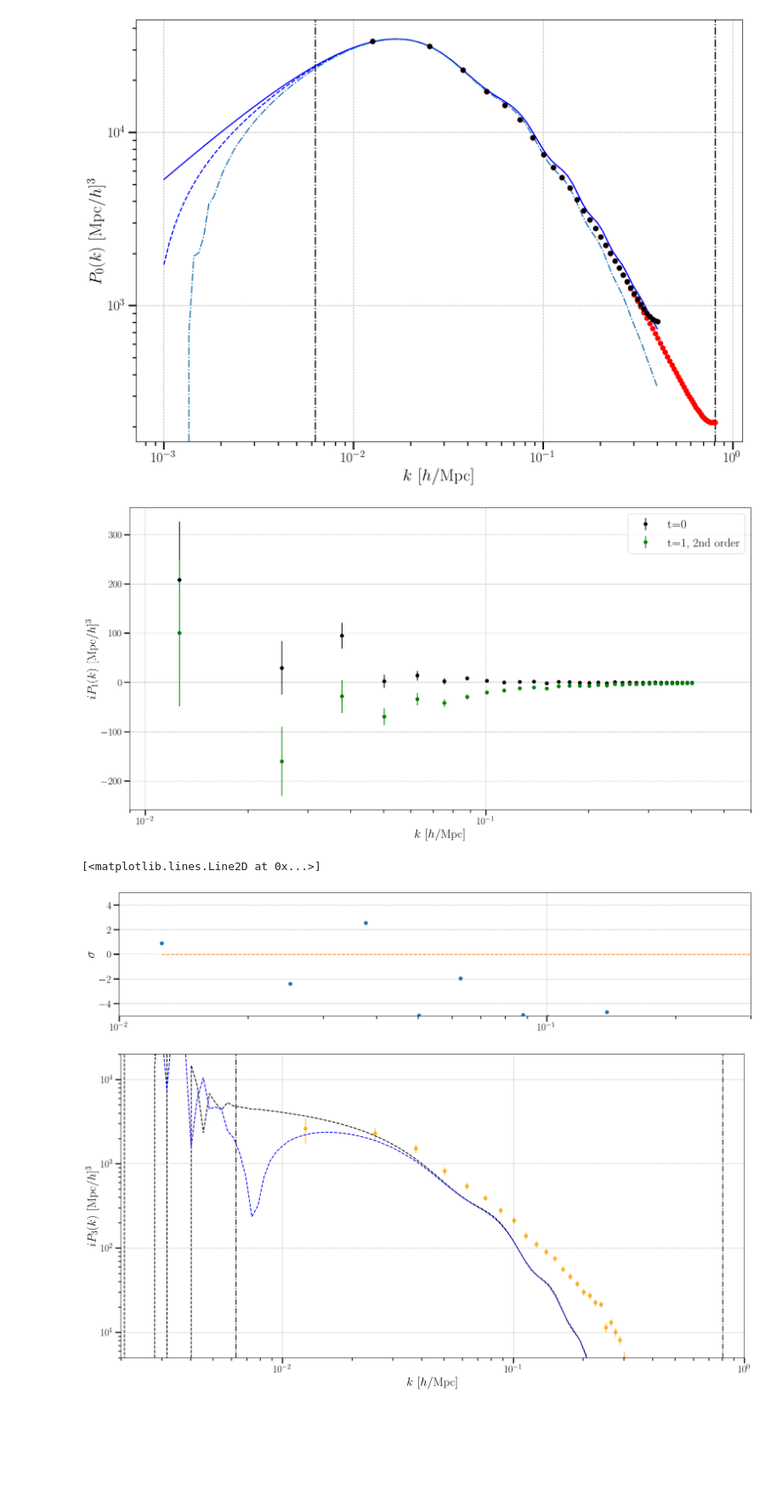
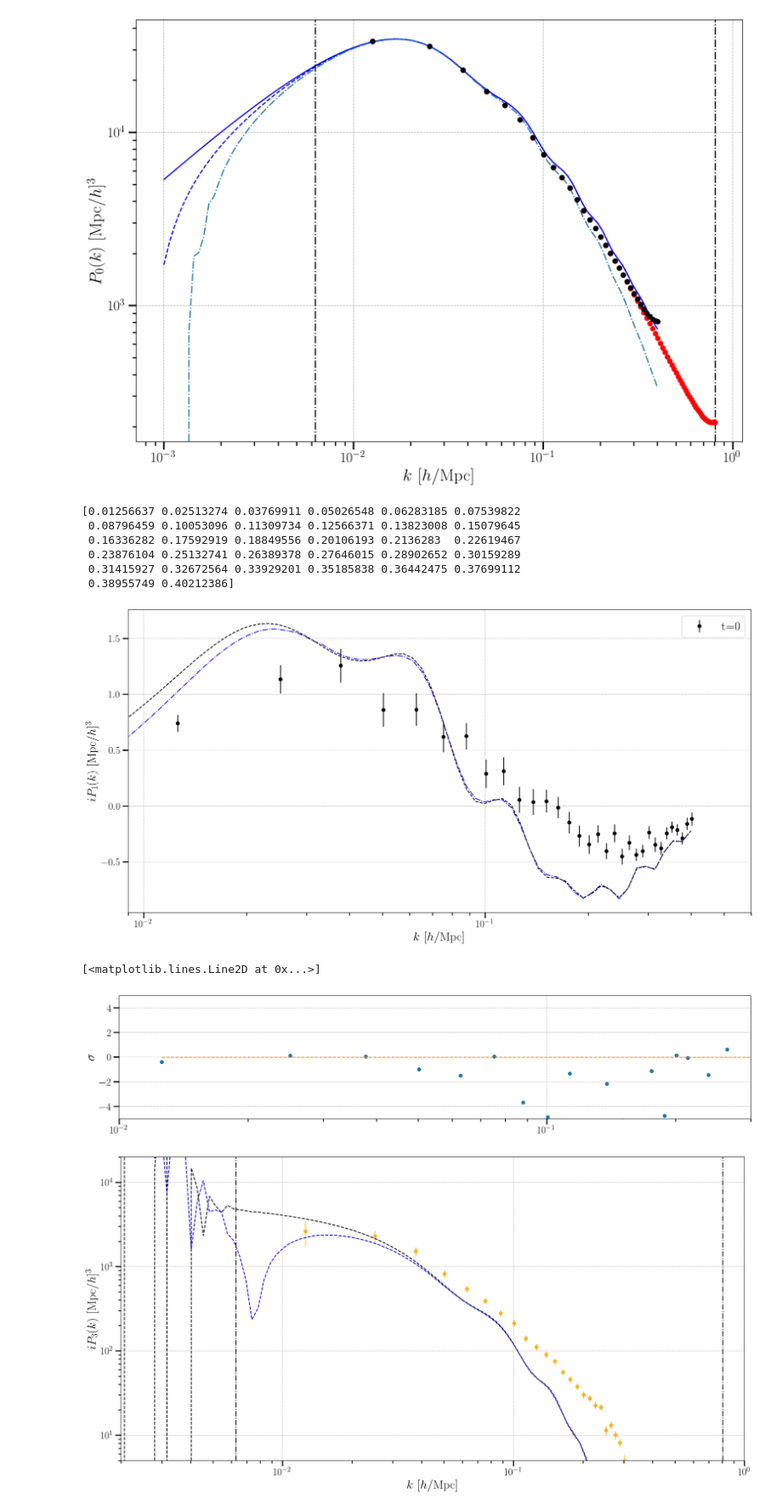
Before and after one commit to craddis1/PkBk, a Jupyter notebook: Notebooks/run_pk.ipynb, the cells around one changed output. Shown at 85% size. Drawn from its saved outputs; the diff is of its cells as text; code cells hidden in the pictures; blank space fills up the shorter version.

```diff
--- a/Notebooks/run_pk.ipynb
+++ b/Notebooks/run_pk.ipynb
@@ -119,7 +119,7 @@ plt.loglog(k_est,np.abs(Pk_ell1.pk))
 [figure]
 # %%
 #define empty dict to fill in...
-pk2 = {
+pk = {
     'Cen' : {},#redshift space in centre
     '-500' : {},#z_obs
     '0':{},
@@ -189,9 +189,9 @@ def pk_realisations(field,init_dict,ls,ts,exorder,obs_pos,N_min,N_max):#add path
     return pk_dict
 
 ls= [1]#
-ts = [1]#
+ts = [0]#
 
-exorder = 2
+exorder = 0
 
 obs_pos = (500,500,-1e+10)
 
@@ -200,4 +200,4 @@ field_add = '_LOS='+field
 if field == 'real': #real has a different naming convention for no reason
     field_add = ''
 
-pk2[field] = pk_realisations(field_add,pk2[field],ls,ts,exorder,obs_pos,0,100)
+pk[field] = pk_realisations(field_add,pk[field],ls,ts,exorder,obs_pos,0,100)
@@ -212,17 +214,17 @@ print(s)
 (500, 500, 500)
 1
 # %%
-ls= [1]
+ls= [3]
 #for doing all basic distance ones in a loop
 obs_pos_list = [(500,500,500),(500,500,400),(500,500,250),(500,500,100),(500,500,0),(500,500,-100),(500,500,-250),(500,500,-400),(500,500,-500),(500,500,-1000)]
-exorder = 2
-ts = [1]
+exorder = 0
+ts = [0]
 for i,obs_pos in enumerate(obs_pos_list):
     field = str(obs_pos[-1]) #'0_other'#'000'#'Cen'# 'real'#'PP'#
     if obs_pos[-1] == 500:
         field = 'Cen'
     field_add = '_LOS='+field
-    pk2[field] = pk_realisations(field_add,pk2[field],ls,ts,exorder,obs_pos,0,100)
+    pk[field] = pk_realisations(field_add,pk[field],ls,ts,exorder,obs_pos,0,100)
 # %%
 def avg_err(Pk):#ok so adapt to nested dict structure...
     Pk_avg = {}
@@ -239,5 +241,5 @@ def avg_err(Pk):#ok so adapt to nested dict structure...
     return Pk_avg,Pk_err,Pk_std
 
 Pk_avg,Pk_err,Pk_std = avg_err(pk)
-Pk_avg1,Pk_err1,Pk_std1 = avg_err(pk1)
-Pk_avg2,Pk_err2,Pk_std2 = avg_err(pk2)
+#Pk_avg1,Pk_err1,Pk_std1 = avg_err(pk1)
+#Pk_avg2,Pk_err2,Pk_std2 = avg_err(pk2)
@@ -409,47 +411,56 @@ plt.grid(ls='--',lw=0.75)
 plt.savefig("P_0_pp_comp.png",bbox_inches='tight')#
 # %% [output]
 [figure]
+# %%
+print(k_est)
+# %% [output]
+[0.01256637 0.02513274 0.03769911 0.05026548 0.06283185 0.07539822
+ 0.08796459 0.10053096 0.11309734 0.12566371 0.13823008 0.15079645
+ 0.16336282 0.17592919 0.18849556 0.20106193 0.2136283  0.22619467
+ 0.23876104 0.25132741 0.26389378 0.27646015 0.28902652 0.30159289
+ 0.31415927 0.32672564 0.33929201 0.35185838 0.36442475 0.37699112
+ 0.38955749 0.40212386]
 # %%
 #dipole!!!
 plt.figure(figsize=(20,10))
-key ='-1000'
+key ='Cen'
 
-plt.errorbar(k_est,- (Pk_avg[key]['l=1,t=0'].imag),yerr=Pk_err[key]['l=1,t=0'],fmt ='o',linestyle='none',color='black',label='t=0')
+plt.errorbar(k_est,- k_est**2 *(Pk_avg[key]['l=1,t=0'].imag),yerr=k_est**2 *Pk_err[key]['l=1,t=0'],fmt ='o',linestyle='none',color='black',label='t=0')
 #plt.errorbar(k_est,(Pk_avg1[key]['l=1,t=5'].imag),yerr=Pk_err1[key]['l=1,t=5'],fmt ='o',linestyle='none',color='red',alpha=1)
 #plt.errorbar(k_est,(Pk_avg1[key]['l=1,t=1'].imag),yerr=Pk_err1[key]['l=1,t=1'],fmt ='o',linestyle='none',color='red',label='t=1, 1st order')
-plt.errorbar(k_est,(Pk_avg2[key]['l=1,t=1'].imag),yerr=Pk_err2[key]['l=1,t=1'],fmt ='o',linestyle='none',color='green',label='t=1, 2nd order')
+#plt.errorbar(k_est,(Pk_avg2[key]['l=1,t=1'].imag),yerr=Pk_err2[key]['l=1,t=1'],fmt ='o',linestyle='none',color='green',label='t=1, 2nd order')
 
 
 for i in range(400):
-    1#plt.plot(k_est,-(pk['0']['l=1,t=0'][i].imag),'.',alpha=0.6,color='grey')
+    plt.plot(k_est,-(pk['0']['l=1,t=0'][i].imag),'.',alpha=0.6,color='grey')
 
-#plt.plot(ks, -ks**2 *(pk_dipo_dfog_wa(ks,5.3,420,0).imag+pk_dipo_3(ks,250,0).imag),color='blue',linestyle='-.')
-#plt.plot(ks, -ks**2 *(pk_dipo_dfog_wa(ks,5.3,420,0).imag),color='black',linestyle='--')
+plt.plot(ks, -ks**2 *(pk_dipo_dfog_wa(ks,5.3,420,0).imag+pk_dipo_3(ks,250,0).imag),color='blue',linestyle='-.')
+plt.plot(ks, -ks**2 *(pk_dipo_dfog_wa(ks,5.3,420,0).imag),color='black',linestyle='--')
 
 plt.axvline(x = grid_info[5], linestyle = '-.', color = 'black')
 plt.axvline(x = grid_info[6], linestyle = '-.', color = 'black')
 plt.xlim(9e-3,0.6e0)
 #plt.ylim(-1e+2,1e+4)
 plt.xlabel('$k\,\,[h/\mathrm{Mpc}]$')
 plt.ylabel('$i P_{1}(k)\,\,[\mathrm{Mpc}/h]^3$')
 #plt.yscale('log')
 plt.xscale('log')
 plt.legend()
 plt.grid(ls='--',lw=0.75)
 plt.show()
 plt.figure(figsize=(20,4))
 plt.plot(k_est,((np.abs(Pk_avg[key]['l=1,t=0'])-np.abs(Pk_avg2[key]['l=1,t=1']))/Pk_err[key]['l=1,t=0']),'o')
 plt.xscale('log')
 plt.grid(ls='--',lw=0.75)
 plt.ylabel('$\sigma$')
 plt.xlim(1e-2,0.3e0)
 plt.ylim(-5,5)
 plt.plot(k_est,np.zeros_like(k_est),'--')
 #plt.savefig("P_0_pp_comp.png",bbox_inches='tight')#
 # %% [output]
-[figure, old version]
+[figure, new version]
 [<matplotlib.lines.Line2D at 0x...>]
-[figure, old version]
+[figure, new version]
 # %%
 #octupole!!!
 plt.figure(figsize=(20,10))
```
Also changed, not shown: parts of 13 cells of this notebook, 13 other files.
